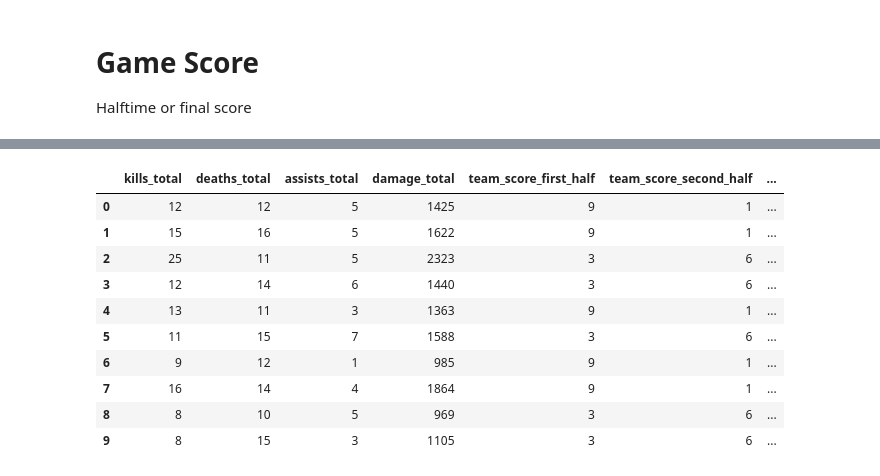
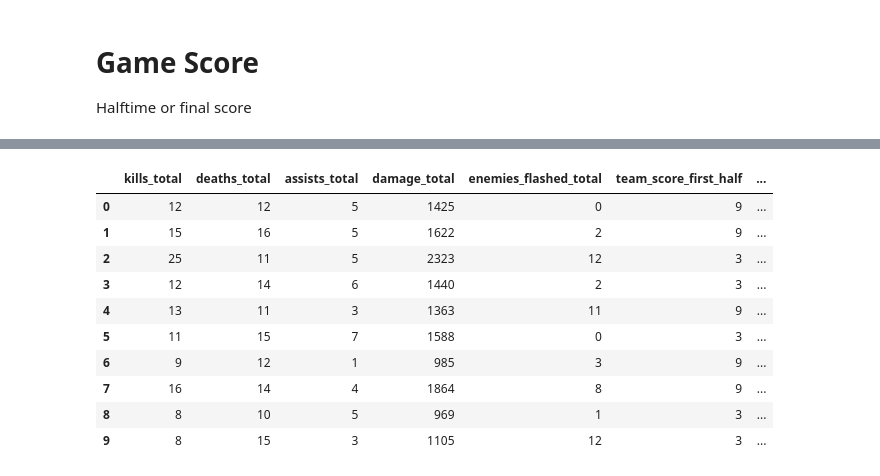
Before and after one commit to luneto10/CS2_Stats, a Jupyter notebook: apps/initial_test.ipynb, the cells around one changed output, grey strips where cells are left out. Drawn from its saved outputs; the diff is of its cells as text; code cells hidden in the pictures.

```diff
--- a/apps/initial_test.ipynb
+++ b/apps/initial_test.ipynb
@@ -227,30 +226,31 @@ df[2]
 # # print(events)
 # %%
 wanted_fields = [
-        "kills_total",
-        "deaths_total",
-        "assists_total",
-        "damage_total",
-        "team_score_first_half",
-        "team_score_second_half",
-    ]
+    "kills_total",
+    "deaths_total",
+    "assists_total",
+    "damage_total",
+    "team_score_first_half",
+    "team_score_second_half",
+    "enemies_flashed_total",
+]
 
-    # Parse the ticks at the max_tick
+# Parse the ticks at the max_tick
 ticks = parser.parse_event("round_end")["tick"]
 df = parser.parse_ticks(wanted_fields, ticks=[120574])
 df
 # %% [output]
-|  | kills_total | deaths_total | assists_total | damage_total | team_score_first_half | team_score_second_half | ... |
-| 0 | 12 | 12 | 5 | 1425 | 9 | 1 | ... |
-| 1 | 15 | 16 | 5 | 1622 | 9 | 1 | ... |
-| 2 | 25 | 11 | 5 | 2323 | 3 | 6 | ... |
-| 3 | 12 | 14 | 6 | 1440 | 3 | 6 | ... |
-| 4 | 13 | 11 | 3 | 1363 | 9 | 1 | ... |
-| 5 | 11 | 15 | 7 | 1588 | 3 | 6 | ... |
-| 6 | 9 | 12 | 1 | 985 | 9 | 1 | ... |
-| 7 | 16 | 14 | 4 | 1864 | 9 | 1 | ... |
-| 8 | 8 | 10 | 5 | 969 | 3 | 6 | ... |
-| 9 | 8 | 15 | 3 | 1105 | 3 | 6 | ... |
+|  | kills_total | deaths_total | assists_total | damage_total | enemies_flashed_total | team_score_first_half | ... |
+| 0 | 12 | 12 | 5 | 1425 | 0 | 9 | ... |
+| 1 | 15 | 16 | 5 | 1622 | 2 | 9 | ... |
+| 2 | 25 | 11 | 5 | 2323 | 12 | 3 | ... |
+| 3 | 12 | 14 | 6 | 1440 | 2 | 3 | ... |
+| 4 | 13 | 11 | 3 | 1363 | 11 | 9 | ... |
+| 5 | 11 | 15 | 7 | 1588 | 0 | 3 | ... |
+| 6 | 9 | 12 | 1 | 985 | 3 | 9 | ... |
+| 7 | 16 | 14 | 4 | 1864 | 8 | 9 | ... |
+| 8 | 8 | 10 | 5 | 969 | 1 | 3 | ... |
+| 9 | 8 | 15 | 3 | 1105 | 12 | 3 | ... |
 # %%
 from collections import defaultdict
 from demoparser2 import DemoParser
```
Also changed, not shown: parts of 6 cells of this notebook, 6 other files.
